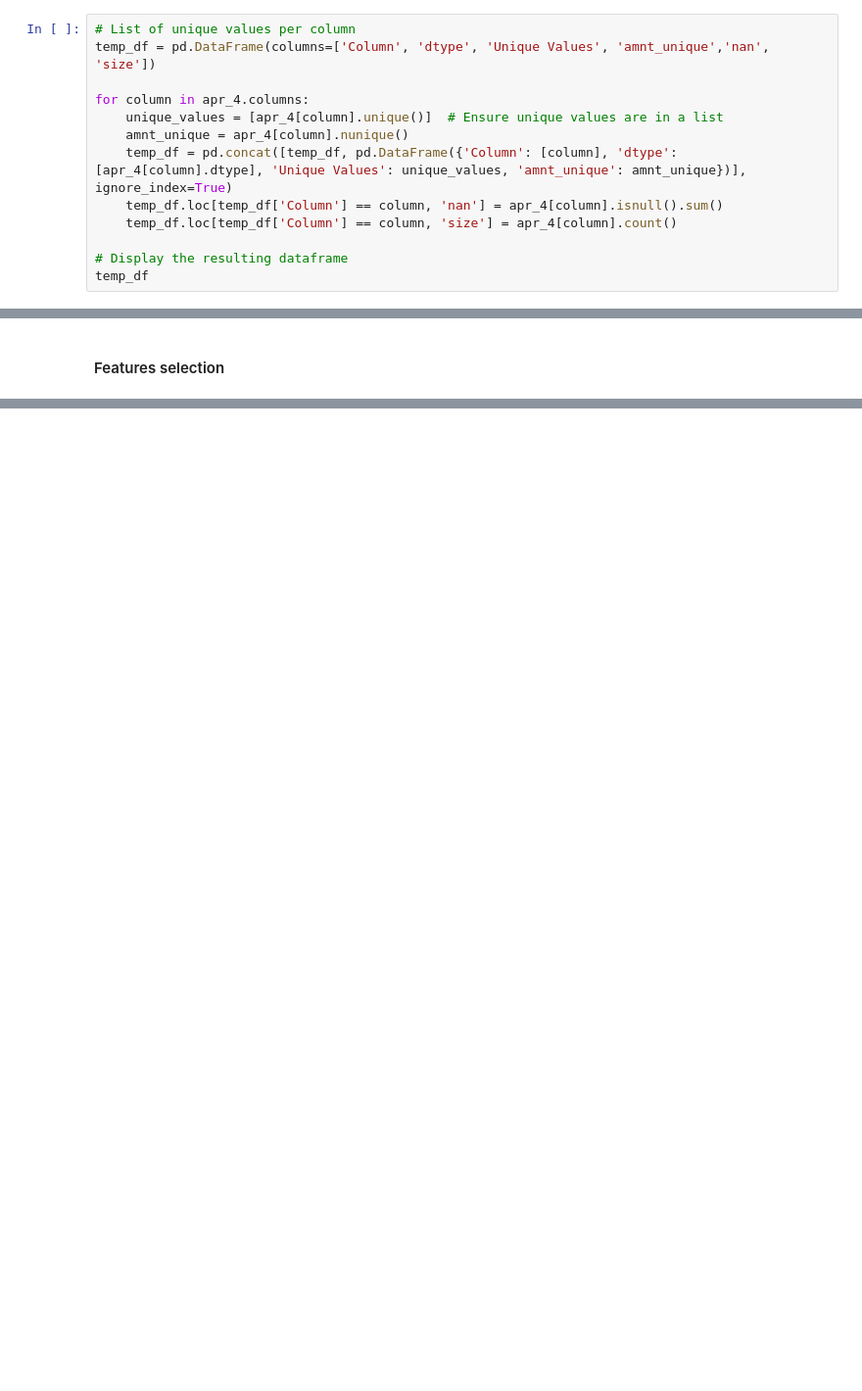
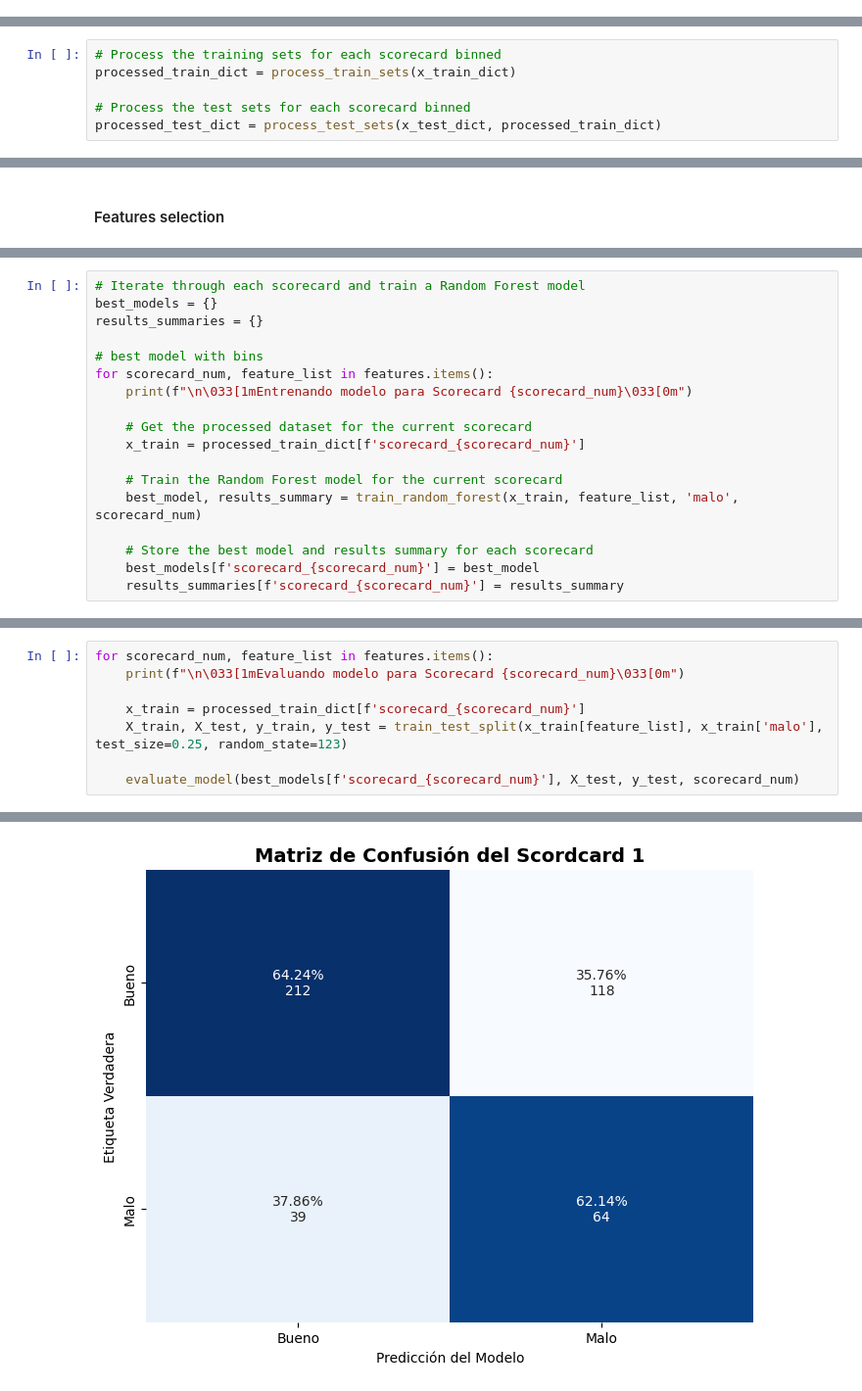
Before and after one commit to magotronico/DataAnalysis_and_AI, a Jupyter notebook: period_2/challenge/training_etl.ipynb, the cells around one changed output, grey strips where cells are left out. Shown at 98% size. Cells and saved outputs as stored; diff of their text form; blank space fills up the shorter version.

```diff
--- a/period_2/challenge/training_etl.ipynb
+++ b/period_2/challenge/training_etl.ipynb
@@ -887,13 +524,0 @@ x_train, x_test, y_train, y_test = train_test_split(x, y, test_size=0.25, random
-# %%
-# List of unique values per column
-temp_df = pd.DataFrame(columns=['Column', 'dtype', 'Unique Values', 'amnt_unique','nan', 'size'])
-
-for column in apr_4.columns:
-    unique_values = [apr_4[column].unique()]  # Ensure unique values are in a list
-    amnt_unique = apr_4[column].nunique()
-    temp_df = pd.concat([temp_df, pd.DataFrame({'Column': [column], 'dtype': [apr_4[column].dtype], 'Unique Values': unique_values, 'amnt_unique': amnt_unique})], ignore_index=True)
-    temp_df.loc[temp_df['Column'] == column, 'nan'] = apr_4[column].isnull().sum()
-    temp_df.loc[temp_df['Column'] == column, 'size'] = apr_4[column].count()
-
-# Display the resulting dataframe
-temp_df
@@ -940,0 +824,6 @@ x_train_clean = outlier_correction([x_train])
+# %%
+# Process the training sets for each scorecard binned
+processed_train_dict = process_train_sets(x_train_dict)
+
+# Process the test sets for each scorecard binned
+processed_test_dict = process_test_sets(x_test_dict, processed_train_dict)
@@ -1003,0 +1293,18 @@ NameError: name 'iv_ks' is not defined
+# %%
+# Iterate through each scorecard and train a Random Forest model
+best_models = {}
+results_summaries = {}
+
+# best model with bins
+for scorecard_num, feature_list in features.items():
+    print(f"\n\033[1mEntrenando modelo para Scorecard {scorecard_num}\033[0m")
+
+    # Get the processed dataset for the current scorecard
+    x_train = processed_train_dict[f'scorecard_{scorecard_num}']
+
+    # Train the Random Forest model for the current scorecard
+    best_model, results_summary = train_random_forest(x_train, feature_list, 'malo', scorecard_num)
+
+    # Store the best model and results summary for each scorecard
+    best_models[f'scorecard_{scorecard_num}'] = best_model
+    results_summaries[f'scorecard_{scorecard_num}'] = results_summary
@@ -1003,0 +1374,9 @@ NameError: name 'iv_ks' is not defined
+# %%
+for scorecard_num, feature_list in features.items():
+    print(f"\n\033[1mEvaluando modelo para Scorecard {scorecard_num}\033[0m")
+
+    x_train = processed_train_dict[f'scorecard_{scorecard_num}']
+    X_train, X_test, y_train, y_test = train_test_split(x_train[feature_list], x_train['malo'], test_size=0.25, random_state=123)
+
+    evaluate_model(best_models[f'scorecard_{scorecard_num}'], X_test, y_test, scorecard_num)
+# %% [output]
@@ -1003,0 +1384 @@ NameError: name 'iv_ks' is not defined
+[figure, added]
```
Also changed, not shown: parts of 79 cells of this notebook, 4 other files.
